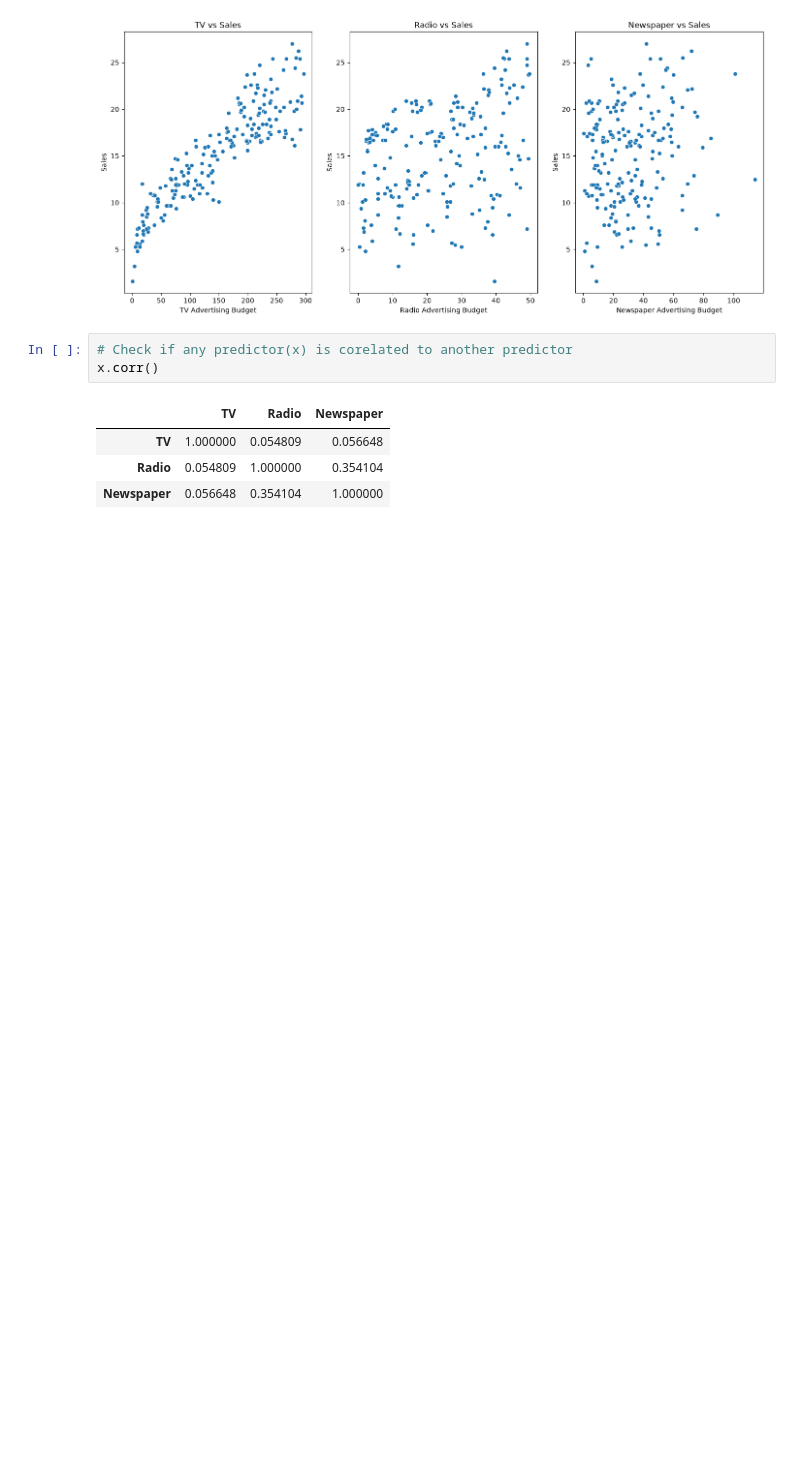
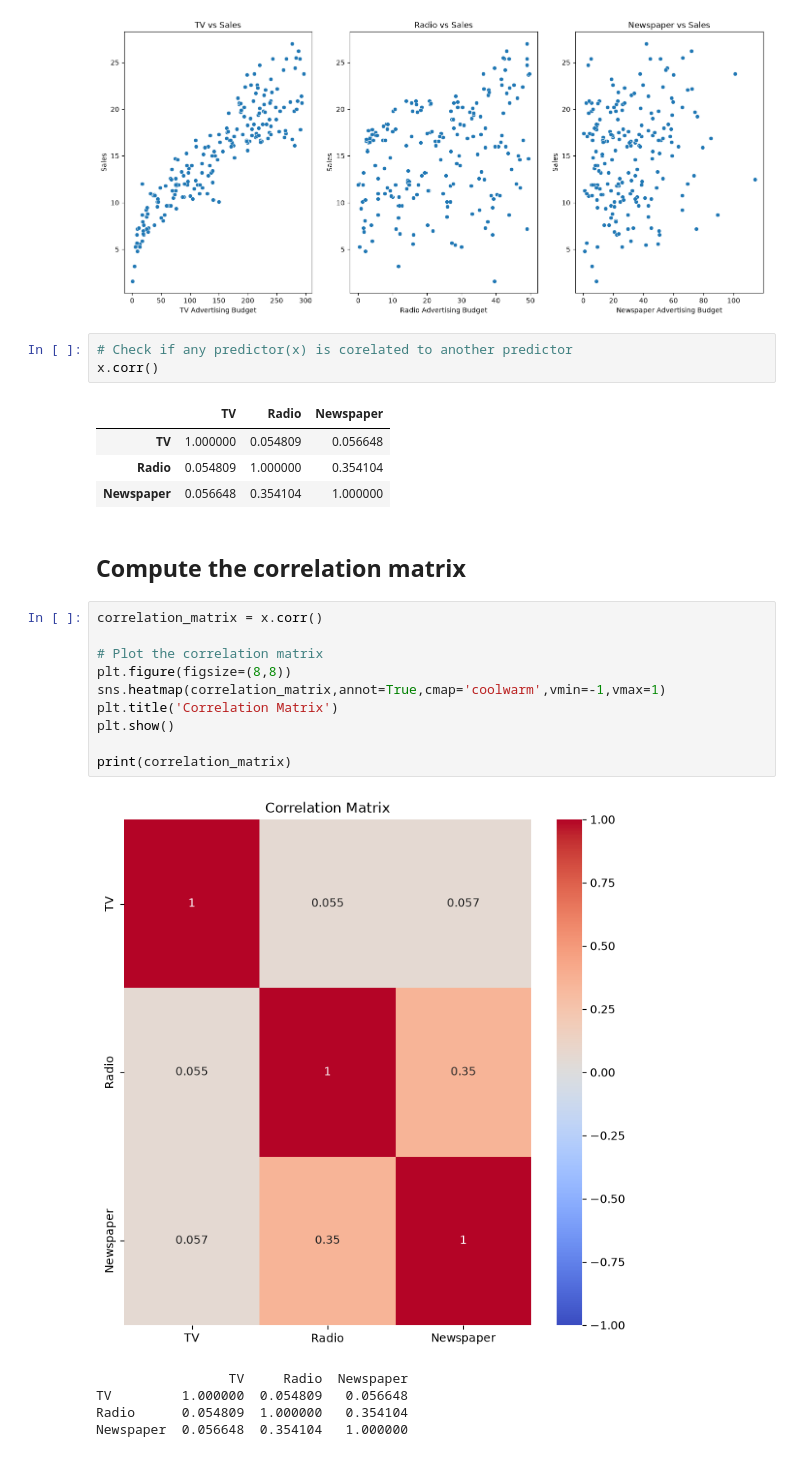
Before and after one commit to neeraj654123/Data-Science, a Jupyter notebook: Linear Regression/Multiple Linear Regression/02_MLR.ipynb, the cells around one changed output. Drawn from its saved outputs; the diff is of its cells as text; blank space fills up the shorter version.

```diff
--- a/Linear Regression/Multiple Linear Regression/02_MLR.ipynb
+++ b/Linear Regression/Multiple Linear Regression/02_MLR.ipynb
@@ -98,3 +98,21 @@ x.corr()
 | TV | 1.000000 | 0.054809 | 0.056648 |
 | Radio | 0.054809 | 1.000000 | 0.354104 |
 | Newspaper | 0.056648 | 0.354104 | 1.000000 |
+# %% [markdown]
+## Compute the correlation matrix
+# %%
+correlation_matrix = x.corr()
+
+# Plot the correlation matrix
+plt.figure(figsize=(8,8))
+sns.heatmap(correlation_matrix,annot=True,cmap='coolwarm',vmin=-1,vmax=1)
+plt.title('Correlation Matrix')
+plt.show()
+
+print(correlation_matrix)
+# %% [output]
+[figure, added]
+                 TV     Radio  Newspaper
+TV         1.000000  0.054809   0.056648
+Radio      0.054809  1.000000   0.354104
+Newspaper  0.056648  0.354104   1.000000
```
